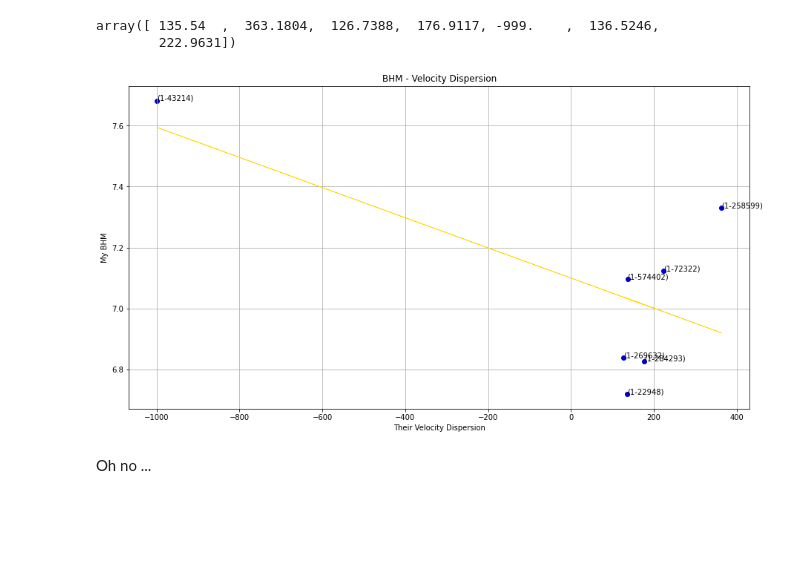
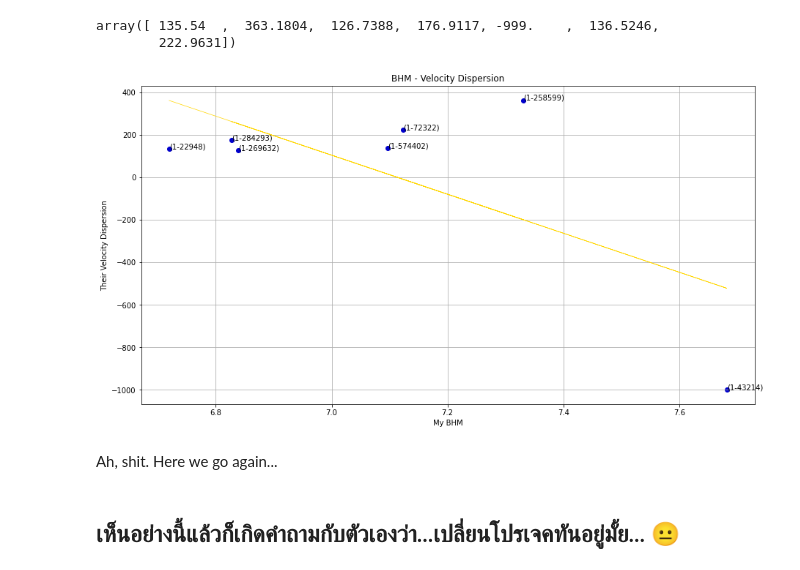
Before and after one commit to Natacha-U/Snr-Prj, a Jupyter notebook: Display_Results.ipynb, the cells around one changed output. Drawn from its saved outputs; the diff is of its cells as text; code cells hidden in the pictures; blank space fills up the shorter version.

Commit message:
swap graph axis

```diff
--- a/Display_Results.ipynb
+++ b/Display_Results.ipynb
@@ -435,17 +435,19 @@ array([ 135.54  ,  363.1804,  126.7388,  176.9117, -999.    ,  136.5246,
 # %%
 plt.figure(figsize = (15,8))
 plt.grid()
-plt.xlabel('Their Velocity Dispersion')
-plt.ylabel('My BHM')
+plt.ylabel('Their Velocity Dispersion')
+plt.xlabel('My BHM')
 plt.title('BHM - Velocity Dispersion')
-plt.scatter(file_vdis, BHM, marker = 'o', color = 'mediumblue')
+plt.scatter(BHM, file_vdis, marker = 'o', color = 'mediumblue')
 
-a, b = np.polyfit(file_vdis, BHM, 1)
-plt.plot(file_vdis, a*file_vdis + b, linewidth = 0.7, color = 'gold')
+a, b = np.polyfit(BHM, file_vdis, 1)
+plt.plot(BHM, a*BHM + b, linewidth = 0.7, color = 'gold')
 
 for i in range(len(mangaid)):
-    plt.text(file_vdis[i], BHM[i], '({})'.format(mangaid[i]))
+    plt.text(BHM[i], file_vdis[i], '({})'.format(mangaid[i]))
 # %% [output]
-[figure, old version]
+[figure, new version]
 # %% [markdown]
-Oh no ...
+Ah, shit. Here we go again...
+# %% [markdown]
+## เห็นอย่างนี้แล้วก็เกิดคำถามกับตัวเองว่า...เปลี่ยนโปรเจคทันอยู่มั้ย... 😐
```
